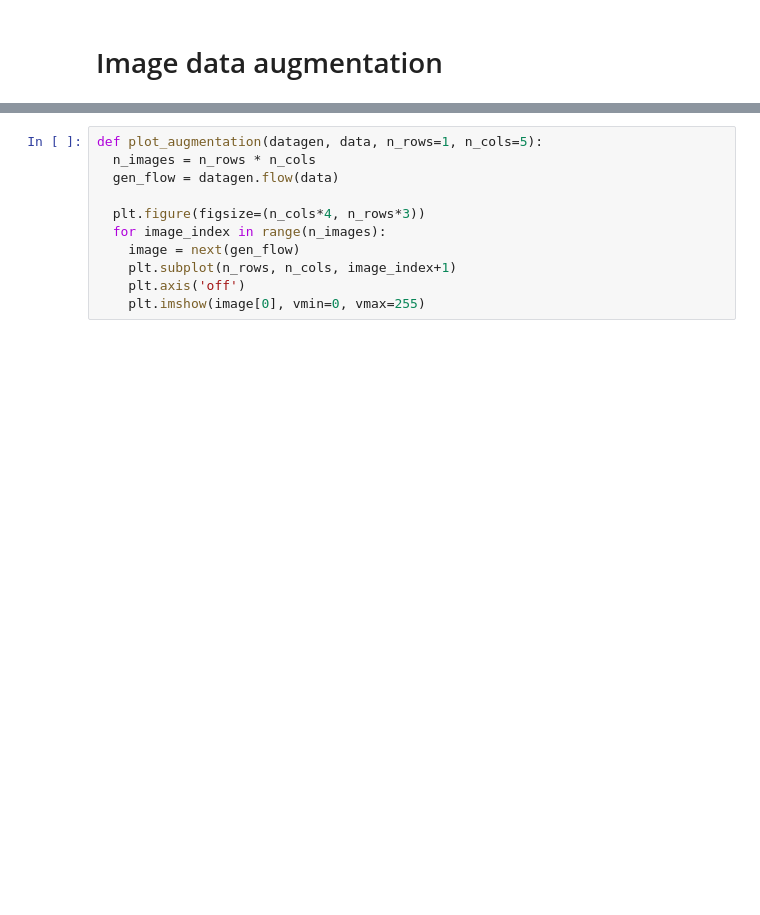
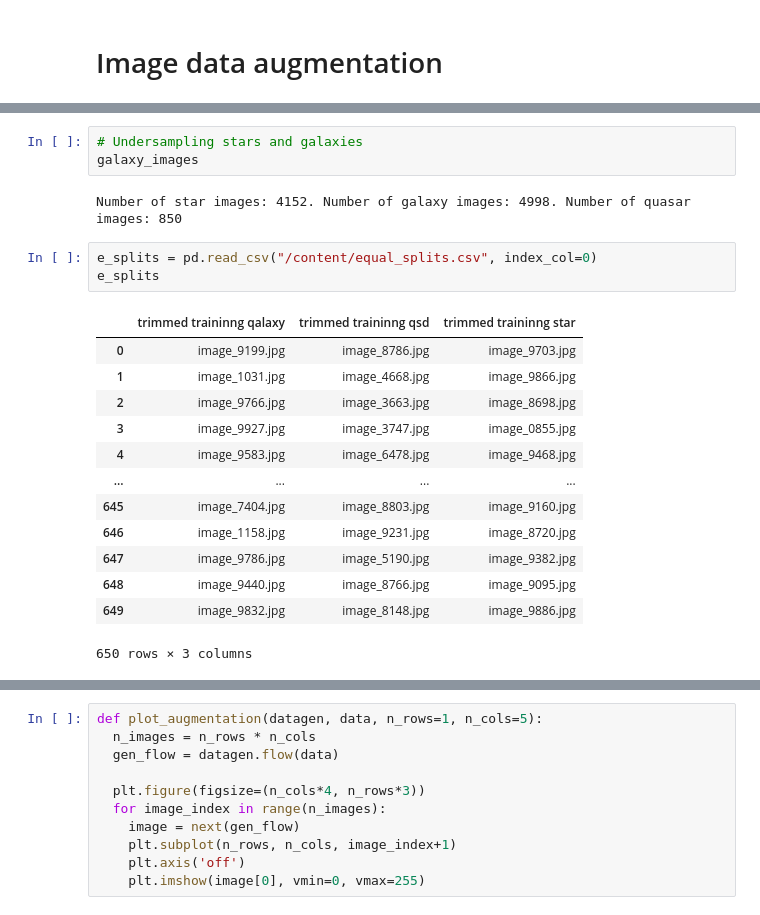
Before and after one commit to rainmaker29/ML701_G12, a Jupyter notebook: CNN.ipynb, the cells around one changed output, grey strips where cells are left out. Saved outputs shown, nothing was run; the diff lists cells and outputs as text; blank space fills up the shorter version.

```diff
--- a/CNN.ipynb
+++ b/CNN.ipynb
@@ -200,0 +237,22 @@ import requests
+# %%
+# Undersampling stars and galaxies
+galaxy_images
+# %% [output]
+Number of star images: 4152. Number of galaxy images: 4998. Number of quasar images: 850
+# %%
+e_splits = pd.read_csv("/content/equal_splits.csv", index_col=0)
+e_splits
+# %% [output]
+|  | trimmed traininng qalaxy | trimmed traininng qsd | trimmed traininng star |
+| 0 | image_9199.jpg | image_8786.jpg | image_9703.jpg |
+| 1 | image_1031.jpg | image_4668.jpg | image_9866.jpg |
+| 2 | image_9766.jpg | image_3663.jpg | image_8698.jpg |
+| 3 | image_9927.jpg | image_3747.jpg | image_0855.jpg |
+| 4 | image_9583.jpg | image_6478.jpg | image_9468.jpg |
+| ... | ... | ... | ... |
+| 645 | image_7404.jpg | image_8803.jpg | image_9160.jpg |
+| 646 | image_1158.jpg | image_9231.jpg | image_8720.jpg |
+| 647 | image_9786.jpg | image_5190.jpg | image_9382.jpg |
+| 648 | image_9440.jpg | image_8766.jpg | image_9095.jpg |
+| 649 | image_9832.jpg | image_8148.jpg | image_9886.jpg |
+650 rows × 3 columns
```
Also changed, not shown: parts of 12 cells of this notebook.
